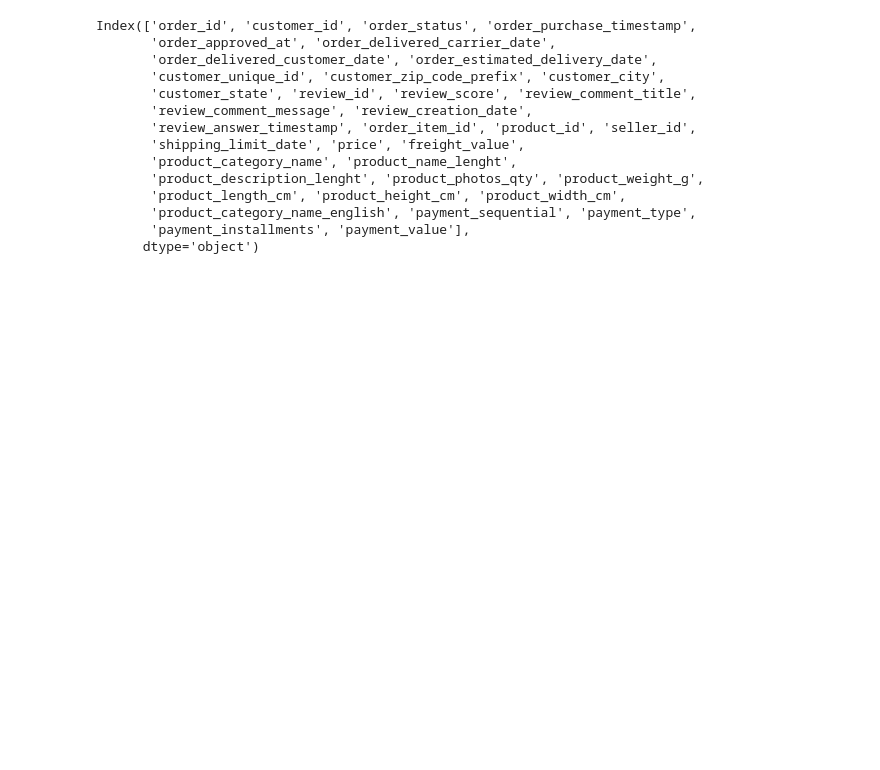
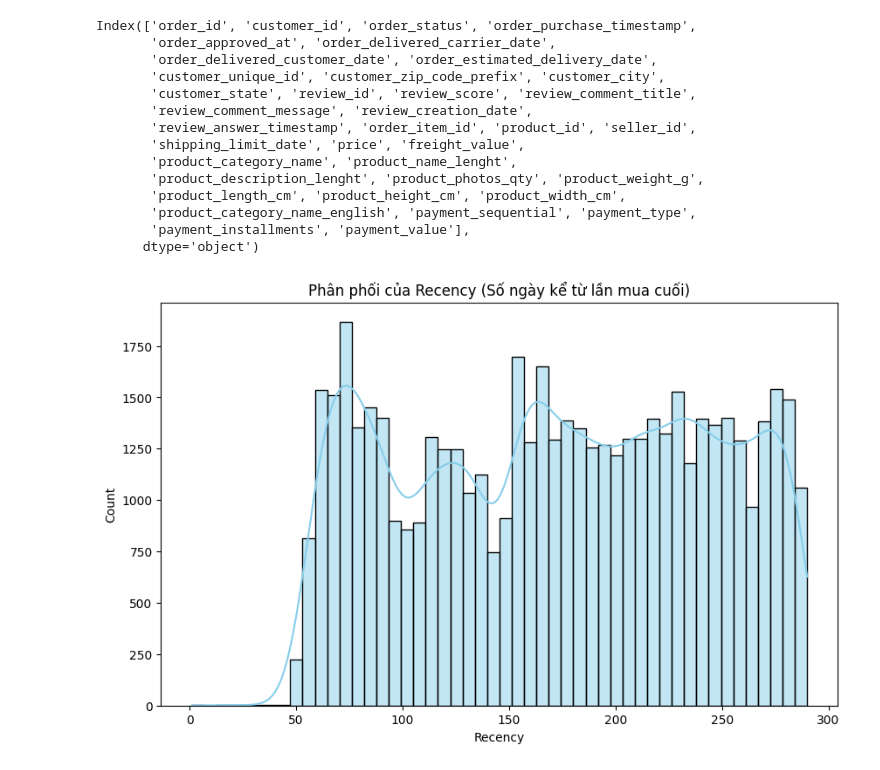
Before and after one commit to truongphuclam2007/PROJECT, a Jupyter notebook: ANALYSE.ipynb, the cells around one changed output. Drawn from its saved outputs; the diff is of its cells as text; code cells hidden in the pictures; blank space fills up the shorter version.

Commit message:
R_analysis model

```diff
--- a/ANALYSE.ipynb
+++ b/ANALYSE.ipynb
@@ -86,3 +86,19 @@ Index(['order_id', 'customer_id', 'order_status', 'order_purchase_timestamp',
        'product_category_name_english', 'payment_sequential', 'payment_type',
        'payment_installments', 'payment_value'],
       dtype='object')
+# %%
+#FILTER DATA FOR R ANALYSIS
+master_df['order_purchase_timestamp'] = pd.to_datetime(master_df['order_purchase_timestamp'])
+latest_time = master_df['order_purchase_timestamp'].max() + pd.Timedelta(days=1) #choose the latest figures recorded in the dataset then plus 1 in order not to obtain 0 values
+
+R_df = master_df[master_df['order_purchase_timestamp'].dt.year > 2017] #select the figures recorded after 2017
+R_analysis_df = R_df.groupby('customer_unique_id').agg({'order_purchase_timestamp': lambda x: (latest_time-x.max()).days}).reset_index()
+R_analysis_df.rename(columns={'order_purchase_timestamp':'Recency'}, inplace=True)
+R_analysis_df
+
+plt.figure(figsize=(10, 6))
+sns.histplot(R_analysis_df['Recency'], bins=50, kde=True, color='skyblue')
+plt.title('Phân phối của Recency (Số ngày kể từ lần mua cuối)')
+plt.show()
+# %% [output]
+[figure, added]
```
